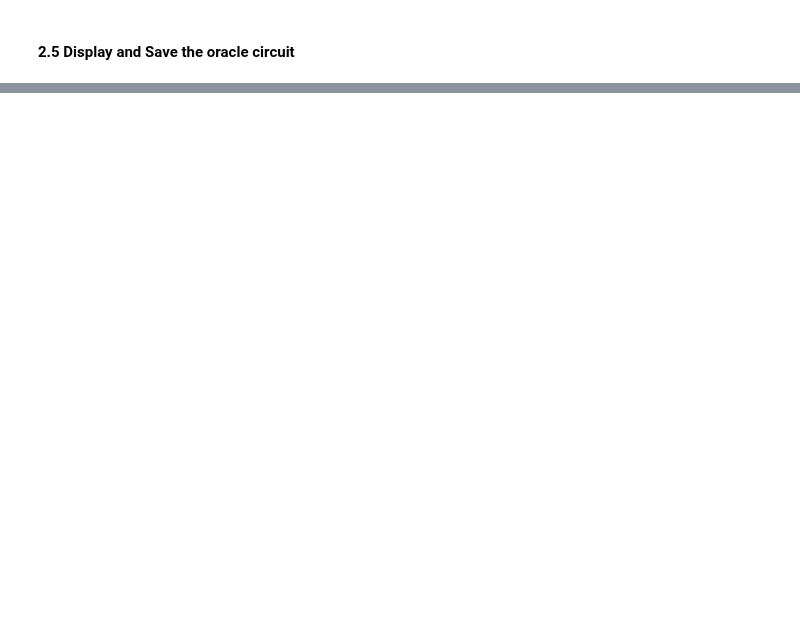
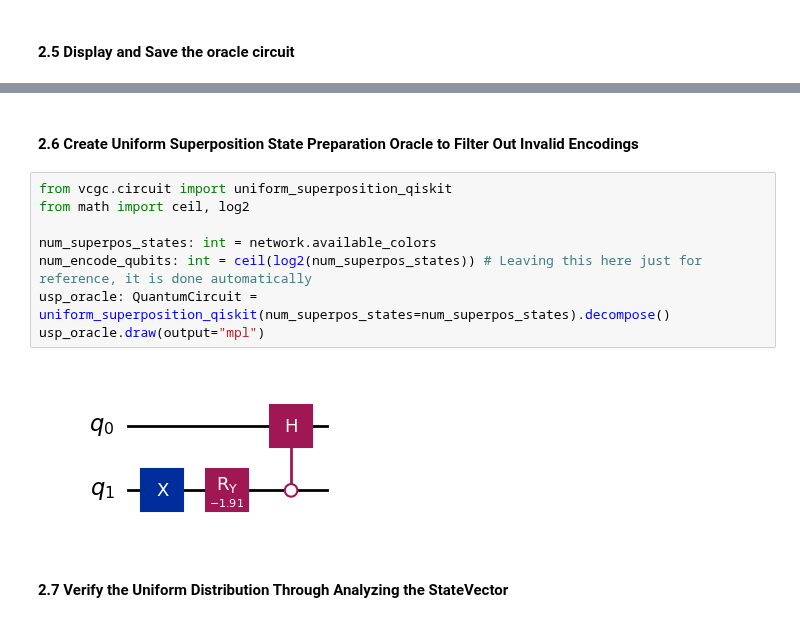
Before and after one commit to TheBarzani/vcgc, a Jupyter notebook: examples/comparing_vcgc_to_saha_belletti.ipynb, the cells around one changed output, grey strips where cells are left out. Drawn from its saved outputs; the diff is of its cells as text; blank space fills up the shorter version.

Commit message:
Implement the circuit module for circuit gluing

```diff
--- a/examples/comparing_vcgc_to_saha_belletti.ipynb
+++ b/examples/comparing_vcgc_to_saha_belletti.ipynb
@@ -118,0 +119,14 @@ oracle_circuit_xag.draw("mpl")
+# %% [markdown]
+#### 2.6 Create Uniform Superposition State Preparation Oracle to Filter Out Invalid Encodings
+# %%
+from vcgc.circuit import uniform_superposition_qiskit
+from math import ceil, log2
+
+num_superpos_states: int = network.available_colors
+num_encode_qubits: int = ceil(log2(num_superpos_states)) # Leaving this here just for reference, it is done automatically
+usp_oracle: QuantumCircuit = uniform_superposition_qiskit(num_superpos_states=num_superpos_states).decompose()
+usp_oracle.draw(output="mpl")
+# %% [output]
+[figure, added]
+# %% [markdown]
+#### 2.7 Verify the Uniform Distribution Through Analyzing the StateVector
```
Also changed, not shown: parts of 10 cells of this notebook, 10 other files.
